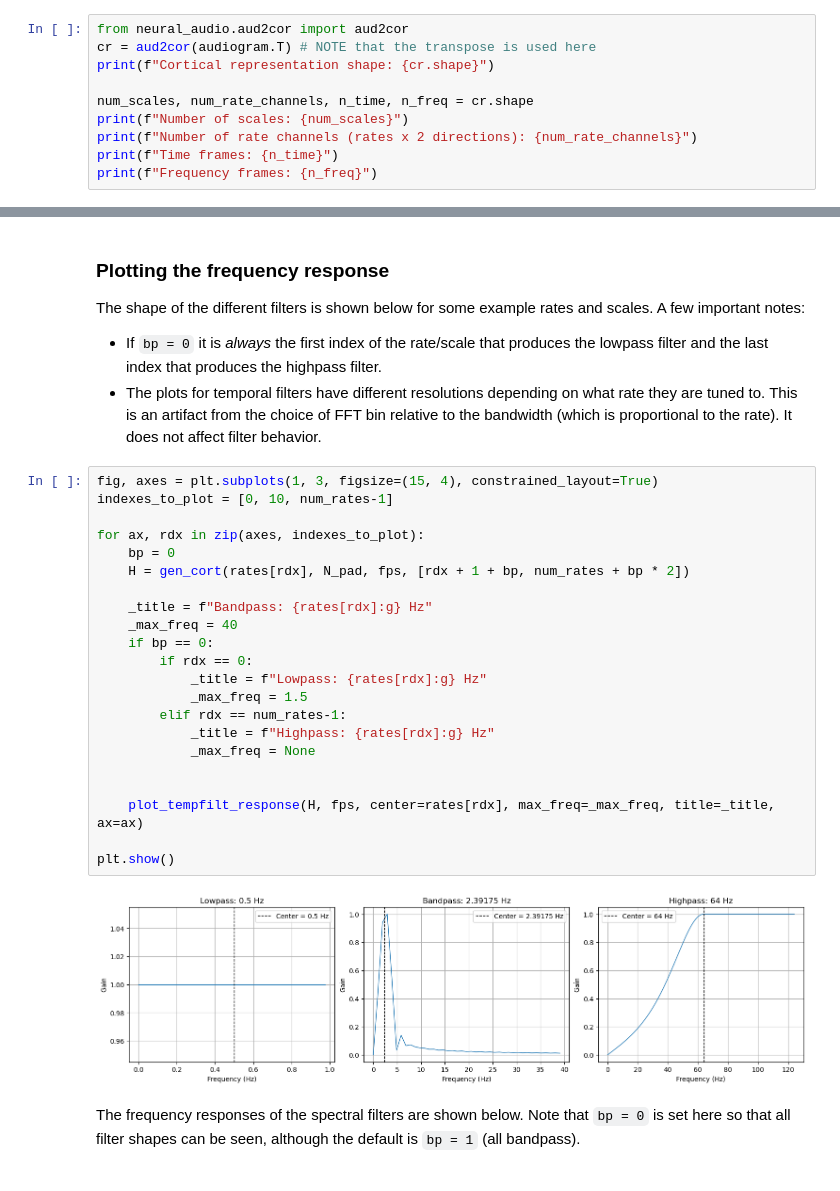
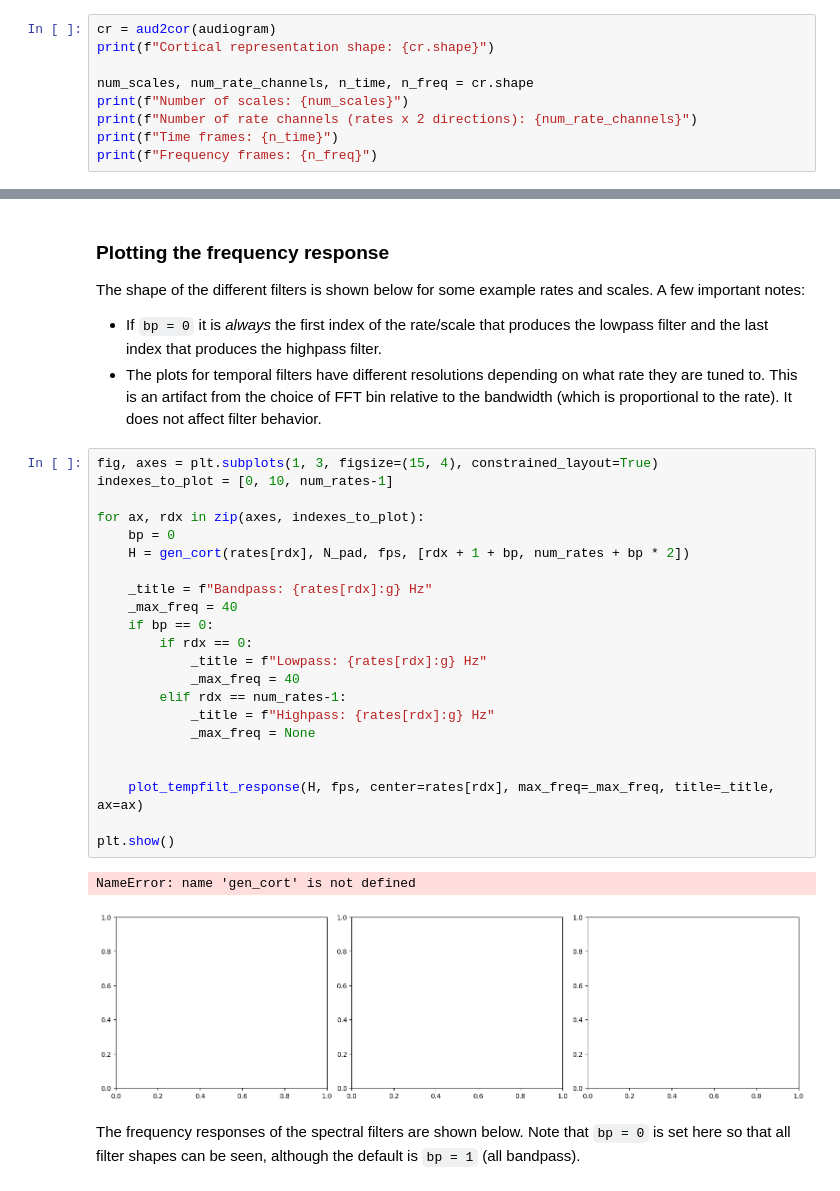
Before and after one commit to ninocapipoca/neural_audio, a Jupyter notebook: tutorials/Tutorial 2 - aud2cor.ipynb, the cells around one changed output, grey strips where cells are left out. Drawn from its saved outputs; the diff is of its cells as text.

```diff
--- a/tutorials/Tutorial 2 - aud2cor.ipynb
+++ b/tutorials/Tutorial 2 - aud2cor.ipynb
@@ -114,8 +114,7 @@ Audiogram shape == [750 frequencies, 128 time points]
 ### **Step 2: Generate cortical representation**
 To get the correct output dimensions, the **transpose** of the audiogram must be passed as input to `aud2cor`. Since default parameters were used for `wav2aud`, it is safe to also use the defaults for `aud2cor`. Note that **this step is far more computationally intensive and may take a few minutes**.
 # %%
-from neural_audio.aud2cor import aud2cor
-cr = aud2cor(audiogram.T) # NOTE that the transpose is used here
+cr = aud2cor(audiogram)
 print(f"Cortical representation shape: {cr.shape}")
 
 num_scales, num_rate_channels, n_time, n_freq = cr.shape
@@ -364,27 +403,28 @@ The shape of the different filters is shown below for some example rates and sca
 # %%
 fig, axes = plt.subplots(1, 3, figsize=(15, 4), constrained_layout=True)
 indexes_to_plot = [0, 10, num_rates-1]
 
 for ax, rdx in zip(axes, indexes_to_plot):
     bp = 0
     H = gen_cort(rates[rdx], N_pad, fps, [rdx + 1 + bp, num_rates + bp * 2])
 
     _title = f"Bandpass: {rates[rdx]:g} Hz"
     _max_freq = 40
     if bp == 0:
         if rdx == 0:
             _title = f"Lowpass: {rates[rdx]:g} Hz"
-            _max_freq = 1.5
+            _max_freq = 40
         elif rdx == num_rates-1:
             _title = f"Highpass: {rates[rdx]:g} Hz"
             _max_freq = None
 
 
     plot_tempfilt_response(H, fps, center=rates[rdx], max_freq=_max_freq, title=_title, ax=ax)
 
 plt.show()
 # %% [output]
+NameError: name 'gen_cort' is not defined
-[figure, old version]
+[figure, new version]
 # %% [markdown]
 The frequency responses of the spectral filters are shown below. Note that `bp = 0` is set here so that all filter shapes can be seen, although the default is `bp = 1` (all bandpass).
 # %%
```
Also changed, not shown: parts of 14 cells of this notebook, 2 other files.
